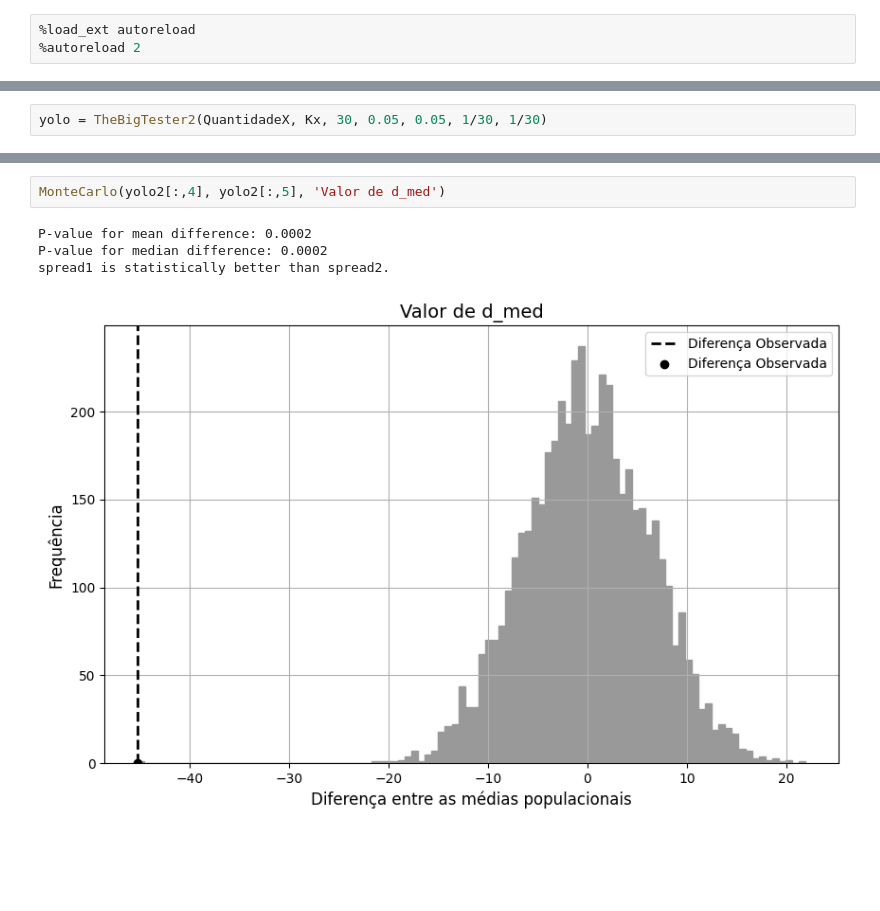
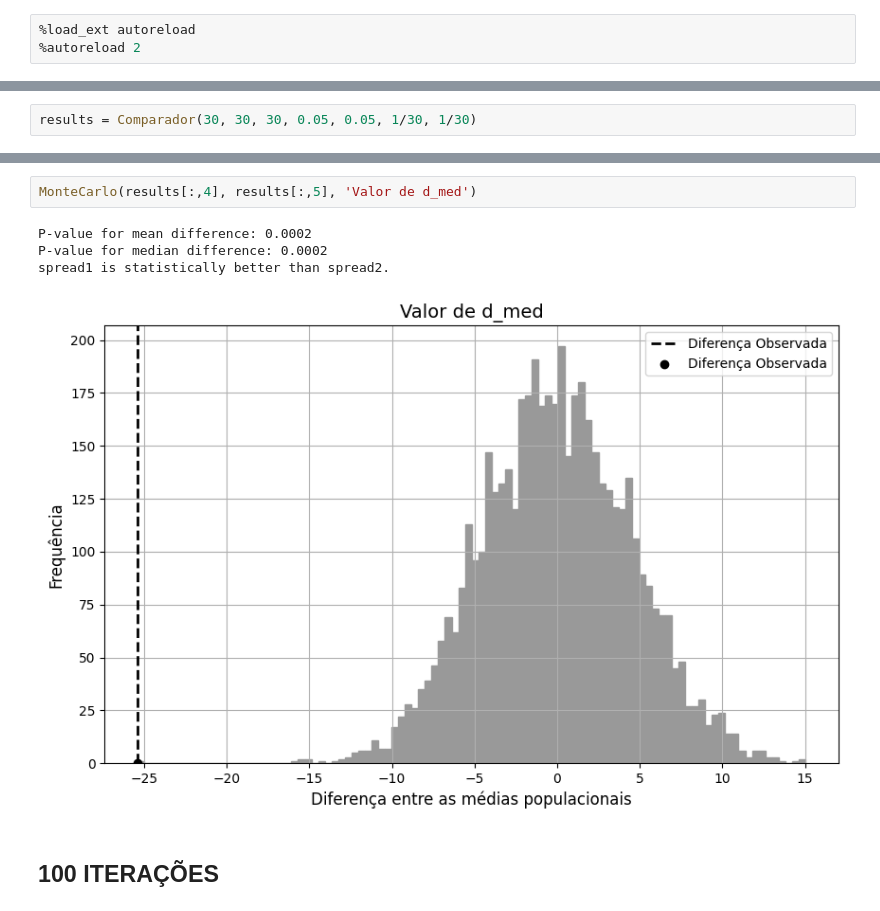
Before and after one commit to Gustavi1729/Monografia, a Jupyter notebook: Testes.ipynb, the cells around one changed output, grey strips where cells are left out. Drawn from its saved outputs; the diff is of its cells as text; blank space fills up the shorter version.

Commit message:
Atualização
Melhoria no arquivo testes.ipynb, com mais clareza e mais testes

```diff
--- a/Testes.ipynb
+++ b/Testes.ipynb
@@ -60,3 +90,3 @@ for c in range(2,6):
 # %%
-yolo = TheBigTester2(QuantidadeX, Kx, 30, 0.05, 0.05, 1/30, 1/30)
+results = Comparador(30, 30, 30, 0.05, 0.05, 1/30, 1/30)
 # %% [output]
@@ -147,7 +119,9 @@ def MonteCarlo(spread1, spread2, tag):
 # %%
-MonteCarlo(yolo2[:,4], yolo2[:,5], 'Valor de d_med')
+MonteCarlo(results[:,4], results[:,5], 'Valor de d_med')
 # %% [output]
 P-value for mean difference: 0.0002
 P-value for median difference: 0.0002
 spread1 is statistically better than spread2.
-[figure, old version]
+[figure, new version]
+# %% [markdown]
+## 100 ITERAÇÕES
```
Also changed, not shown: parts of 29 cells of this notebook, 2 other files.
